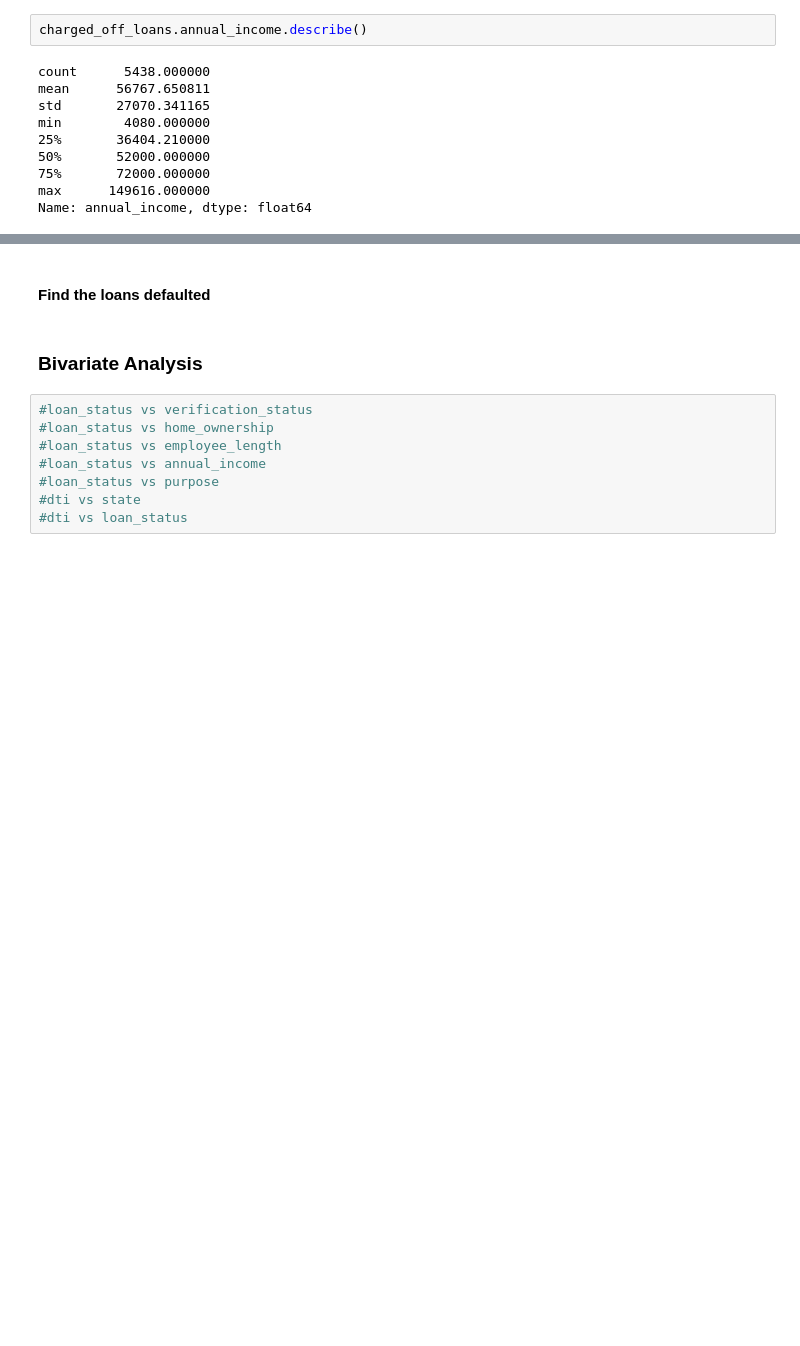
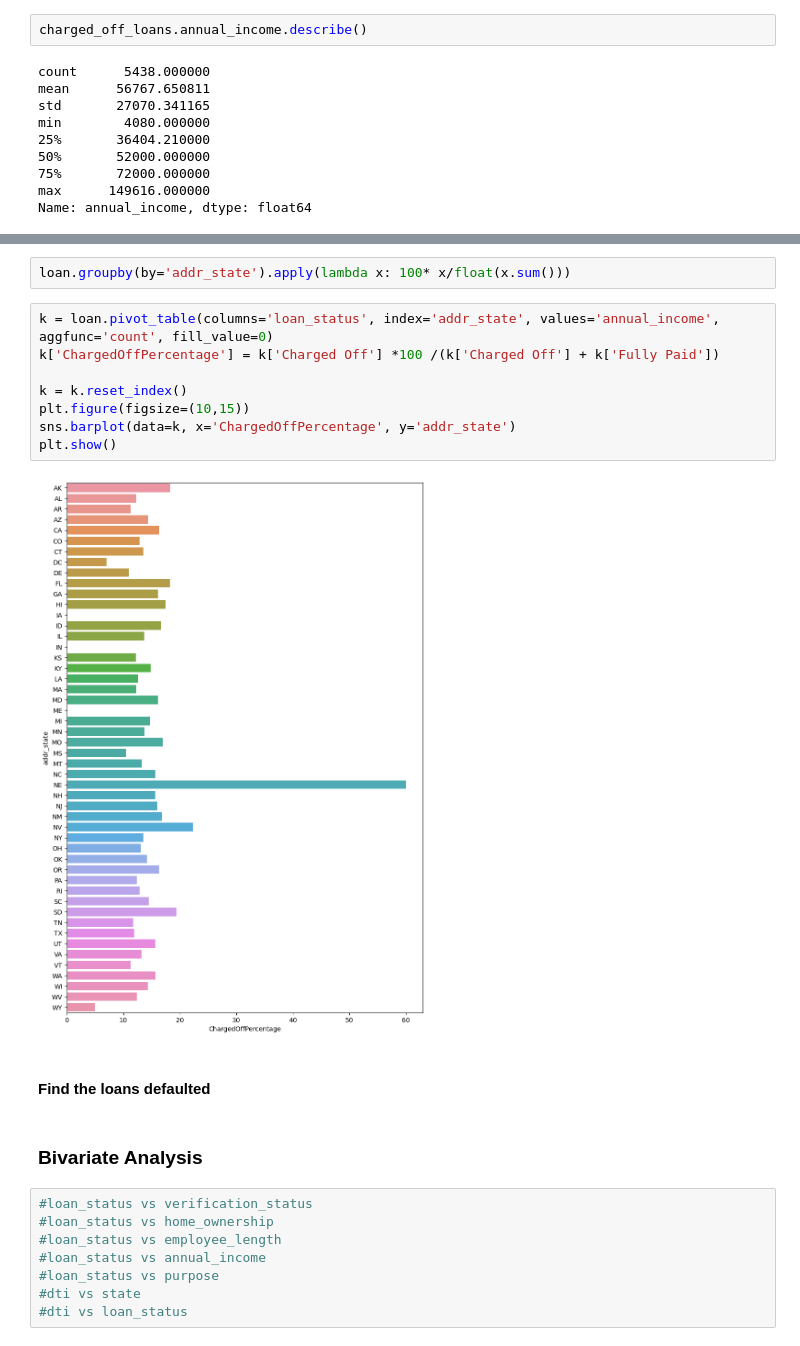
Before and after one commit to Vasista-Eranki/LendingClubCaseStudy, a Jupyter notebook: LendingClubCaseStudy.ipynb, the cells around one changed output, grey strips where cells are left out. Drawn from its saved outputs; the diff is of its cells as text; blank space fills up the shorter version.

```diff
--- a/LendingClubCaseStudy.ipynb
+++ b/LendingClubCaseStudy.ipynb
@@ -383 +424,13 @@ plt.show()
+# %%
+loan.groupby(by='addr_state').apply(lambda x: 100* x/float(x.sum()))
+# %%
+k = loan.pivot_table(columns='loan_status', index='addr_state', values='annual_income', aggfunc='count', fill_value=0)
+k['ChargedOffPercentage'] = k['Charged Off'] *100 /(k['Charged Off'] + k['Fully Paid'])
+
+k = k.reset_index()
+plt.figure(figsize=(10,15))
+sns.barplot(data=k, x='ChargedOffPercentage', y='addr_state')
+plt.show()
+# %% [output]
+[figure, added]
 # %% [markdown]
```
Also changed, not shown: parts of 10 cells of this notebook.
